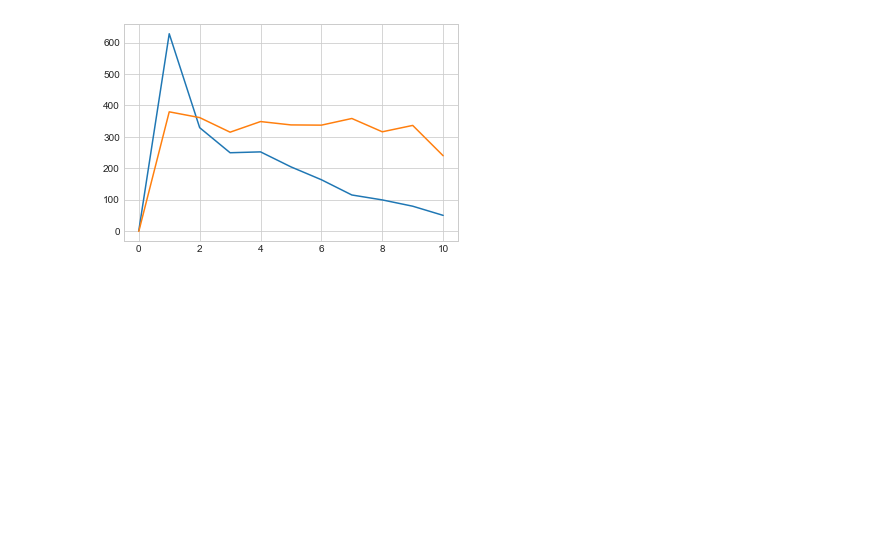
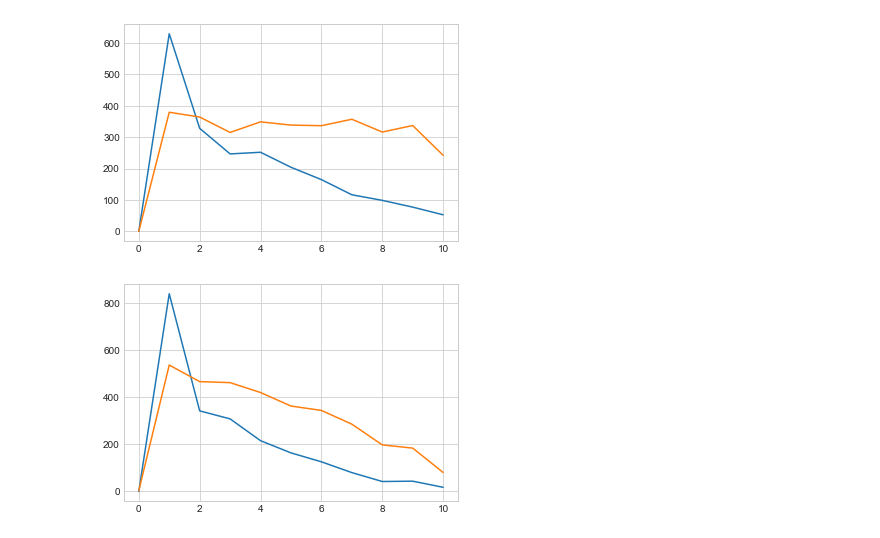
Before and after one commit to twiemold/CS211_Thomas_Wiemold_Final_Project, a Jupyter notebook: CS211_Thomas_Wiemold_Final_Project.ipynb, the cells around one changed output. Drawn from its saved outputs; the diff is of its cells as text; code cells hidden in the pictures; blank space fills up the shorter version.

Commit message:
created DP histogram of violent decile scores by race, per propublica analysis

```diff
--- a/CS211_Thomas_Wiemold_Final_Project.ipynb
+++ b/CS211_Thomas_Wiemold_Final_Project.ipynb
@@ -24,6 +24,8 @@ for i in range(len(compas)):
             idxs_to_drop.append(i)
         elif compas['score_text'][i] == 'N/A':
             idxs_to_drop.append(i)
+        elif compas['v_score_text'][i] == 'N/A':
+            idxs_to_drop.append(i)
         elif compas['days_b_screening_arrest'][i]  >= 30:
             idxs_to_drop.append(i)
         elif compas['days_b_screening_arrest'][i]  <= -30:
@@ -63,3 +65,14 @@ plt.plot(score_race_hist(1.0, 'Caucasian'));
 plt.plot(score_race_hist(1.0, 'African-American'));
 # %% [output]
 [figure]
+# %%
+def score_race_violent_hist(epsilon, race):
+    # uses parallel composition, histogram
+    counts = [len(compas[(compas['v_decile_score'] == i) & (compas['race'] == race)]) for i in range(0,11)]
+    noisy_counts = [laplace_mech(c, 1, epsilon) for c in counts]
+    return noisy_counts
+
+plt.plot(score_race_violent_hist(1.0, 'Caucasian'));
+plt.plot(score_race_violent_hist(1.0, 'African-American'));
+# %% [output]
+[figure, added]
```
